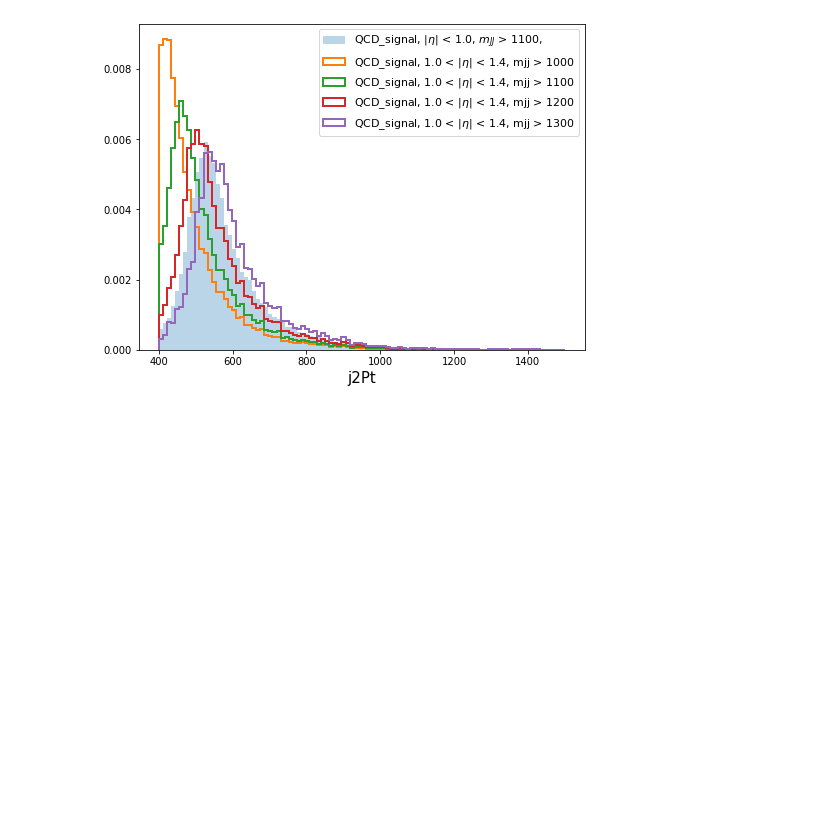
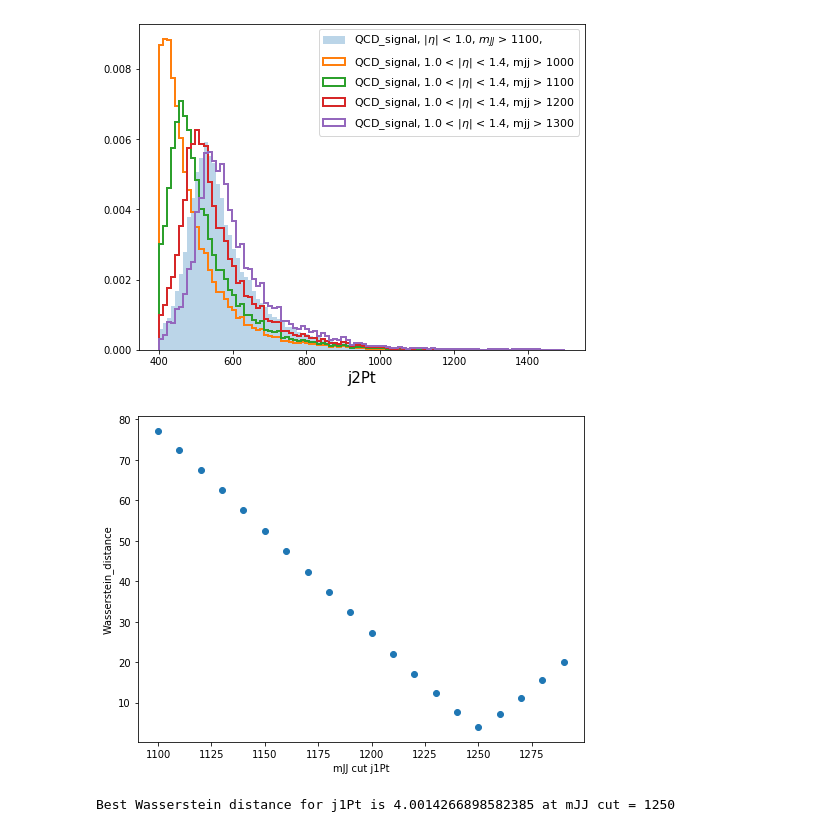
Before and after one commit to thaarres/JetAnomaly_CHEP19, a Jupyter notebook: jupyter/DataExploration.ipynb, the cells around one changed output. Saved outputs shown, nothing was run; the diff lists cells and outputs as text; code cells hidden in the pictures; blank space fills up the shorter version.

Commit message:
Add wasserstein distance for best cut

```diff
--- a/jupyter/DataExploration.ipynb
+++ b/jupyter/DataExploration.ipynb
@@ -127,3 +127,30 @@ for jet in ['j1Pt', 'j2Pt']:
 # %% [output]
 [figure]
 [figure]
+# %%
+for jet in ['j1Pt', 'j2Pt']:
+    plt.figure(figsize=(8,6))
+    possible_cuts = np.arange(1100, 1300, 10)
+    wassPt = []
+    signal_mjj_cut = np.asarray(sampleMap['QCD_signal']['eventFeatures'][:, getIndex('mJJ')] > 1100)
+    signal_eta_cut = np.asarray(np.absolute(sampleMap['QCD_signal']['eventFeatures'][:, getIndex('DeltaEtaJJ')]) < 1)
+    selected_signal = signal_mjj_cut & signal_eta_cut
+    signal_pt = np.asarray(sampleMap['QCD_signal']['eventFeatures'])[selected_signal,getIndex(jet)]
+
+    for cut in possible_cuts:
+        sideband_mjj_cut = np.asarray(sampleMap['QCD_signal']['eventFeatures'][:, getIndex('mJJ')] > cut)
+        sideband_eta_cut = np.asarray(np.absolute(sampleMap['QCD_signal']['eventFeatures'][:, getIndex('DeltaEtaJJ')]) > 1)
+        selected_sideband = sideband_mjj_cut & sideband_eta_cut
+        sideband_pt = np.asarray(sampleMap['QCD_signal']['eventFeatures'])[selected_sideband,getIndex(jet)]
+
+        wassPt.append(wasserstein_distance(signal_pt, sideband_pt))
+    plt.xlabel('mJJ cut {}'.format(jet))
+    plt.ylabel('Wasserstein_distance')
+    plt.scatter(possible_cuts, wassPt)
+    plt.show()
+    minWass = min(wassPt)
+    best_mjj = possible_cuts[np.argmin(np.asarray(wassPt))]
+    print("Best Wasserstein distance for {} is {} at mJJ cut = {}".format(jet, minWass, best_mjj))
+# %% [output]
+[figure, added]
+Best Wasserstein distance for j1Pt is 4.0014266898582385 at mJJ cut = 1250
```
